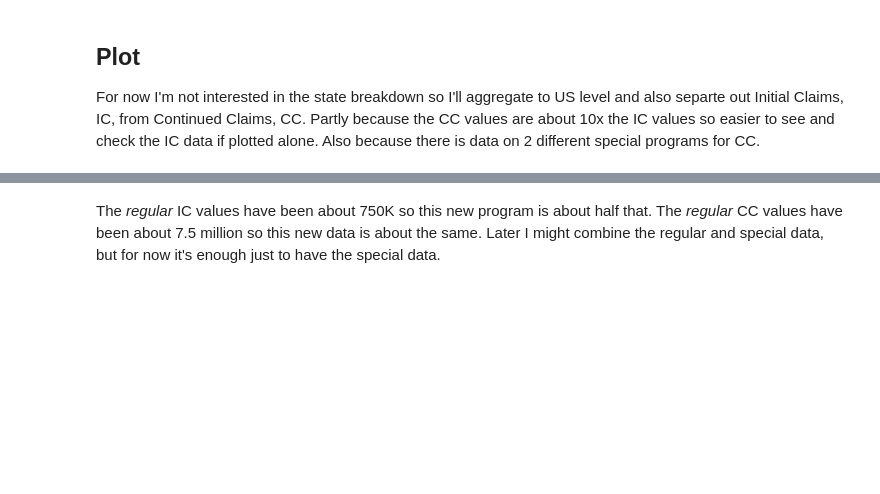
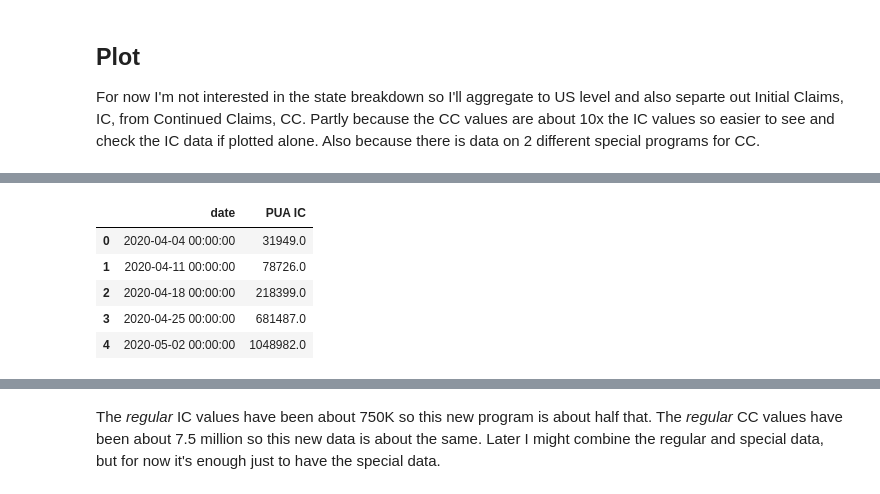
Before and after one commit to jhmuller/job-forecasting, a Jupyter notebook: _notebooks/weekly_claims.ipynb, the cells around one changed output, grey strips where cells are left out. Saved outputs shown, nothing was run; the diff lists cells and outputs as text; code cells hidden in the pictures; blank space fills up the shorter version.

```diff
--- a/_notebooks/weekly_claims.ipynb
+++ b/_notebooks/weekly_claims.ipynb
@@ -178,6 +223,15 @@ cc_df = us_df.drop('PUA IC', axis=1)
 cc_df['CC Tot'] = cc_df[["PUA CC","PEUC CC"]].sum(axis=1, skipna=False)
 cc_df.tail()
 dfs = {"IC":ic_df, "CC":cc_df}
+# %%
+dfs["IC"].head()
+# %% [output]
+|  | date | PUA IC |
+| 0 | 2020-04-04 00:00:00 | 31949.0 |
+| 1 | 2020-04-11 00:00:00 | 78726.0 |
+| 2 | 2020-04-18 00:00:00 | 218399.0 |
+| 3 | 2020-04-25 00:00:00 | 681487.0 |
+| 4 | 2020-05-02 00:00:00 | 1048982.0 |
 # %%
 figwd = 12
 fight= 6
```
Also changed, not shown: parts of 9 cells of this notebook, 7 other files.
